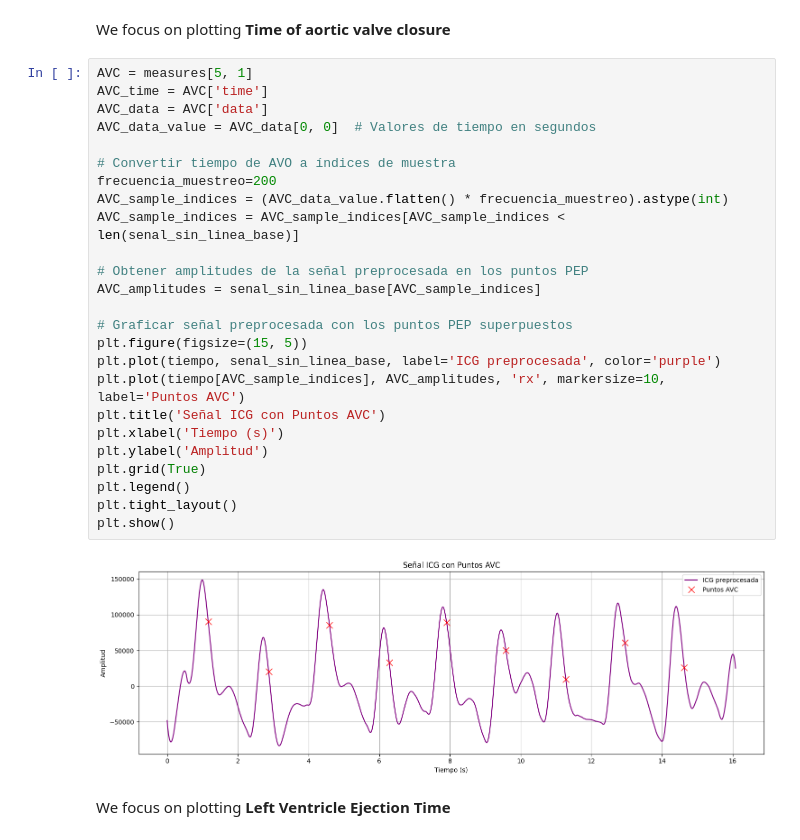
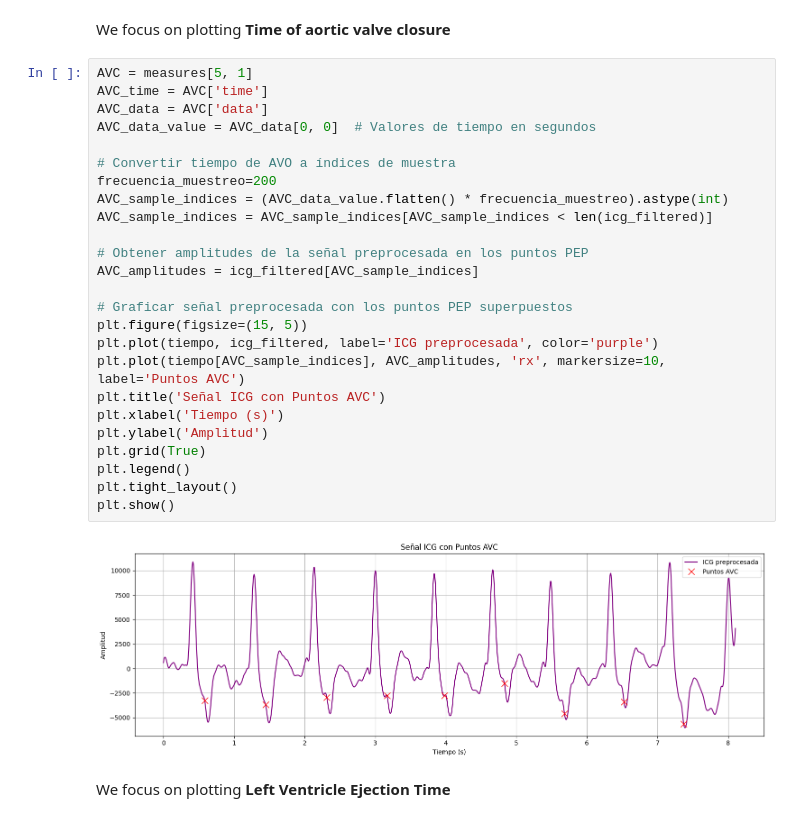
Before and after one commit to eduardo-illueca/icg-project, a Jupyter notebook: Maria_HeartCycle_FILTEREDDATA.ipynb, the cells around one changed output. Cells and saved outputs as stored; diff of their text form.

```diff
--- a/Maria_HeartCycle_FILTEREDDATA.ipynb
+++ b/Maria_HeartCycle_FILTEREDDATA.ipynb
@@ -329,30 +133,30 @@ We focus on plotting **Time of aortic valve closure**
 # %%
 AVC = measures[5, 1]
 AVC_time = AVC['time']
 AVC_data = AVC['data']
 AVC_data_value = AVC_data[0, 0]  # Valores de tiempo en segundos
 
 # Convertir tiempo de AVO a índices de muestra
 frecuencia_muestreo=200
 AVC_sample_indices = (AVC_data_value.flatten() * frecuencia_muestreo).astype(int)
-AVC_sample_indices = AVC_sample_indices[AVC_sample_indices < len(senal_sin_linea_base)]
+AVC_sample_indices = AVC_sample_indices[AVC_sample_indices < len(icg_filtered)]
 
 # Obtener amplitudes de la señal preprocesada en los puntos PEP
-AVC_amplitudes = senal_sin_linea_base[AVC_sample_indices]
+AVC_amplitudes = icg_filtered[AVC_sample_indices]
 
 # Graficar señal preprocesada con los puntos PEP superpuestos
 plt.figure(figsize=(15, 5))
-plt.plot(tiempo, senal_sin_linea_base, label='ICG preprocesada', color='purple')
+plt.plot(tiempo, icg_filtered, label='ICG preprocesada', color='purple')
 plt.plot(tiempo[AVC_sample_indices], AVC_amplitudes, 'rx', markersize=10, label='Puntos AVC')
 plt.title('Señal ICG con Puntos AVC')
 plt.xlabel('Tiempo (s)')
 plt.ylabel('Amplitud')
 plt.grid(True)
 plt.legend()
 plt.tight_layout()
 plt.show()
 # %% [output]
-[figure, old version]
+[figure, new version]
 # %% [markdown]
 We focus on plotting **Left Ventricle Ejection Time**
 # %%
```
Also changed, not shown: parts of 9 cells of this notebook.
